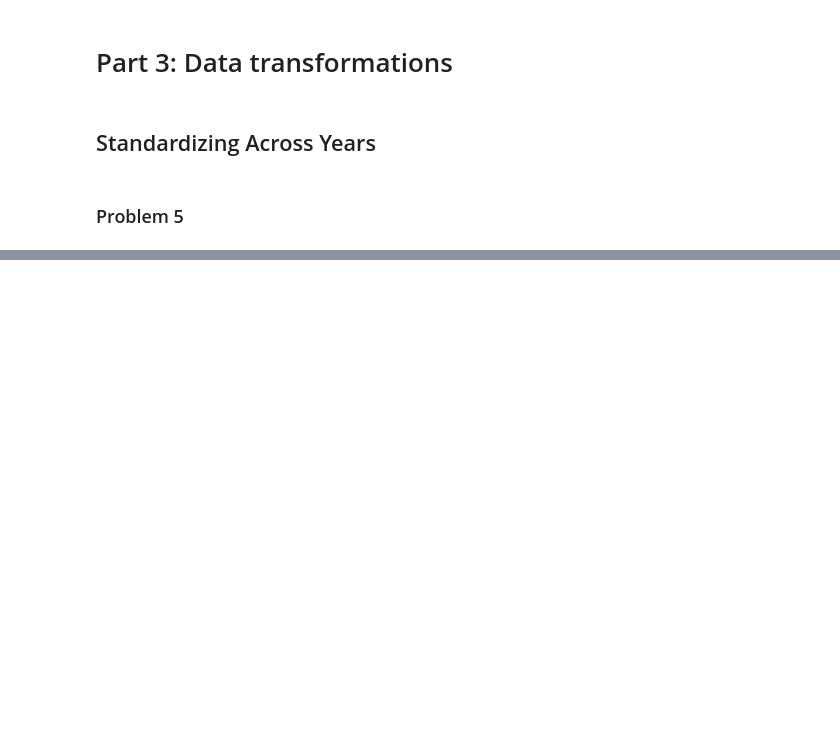
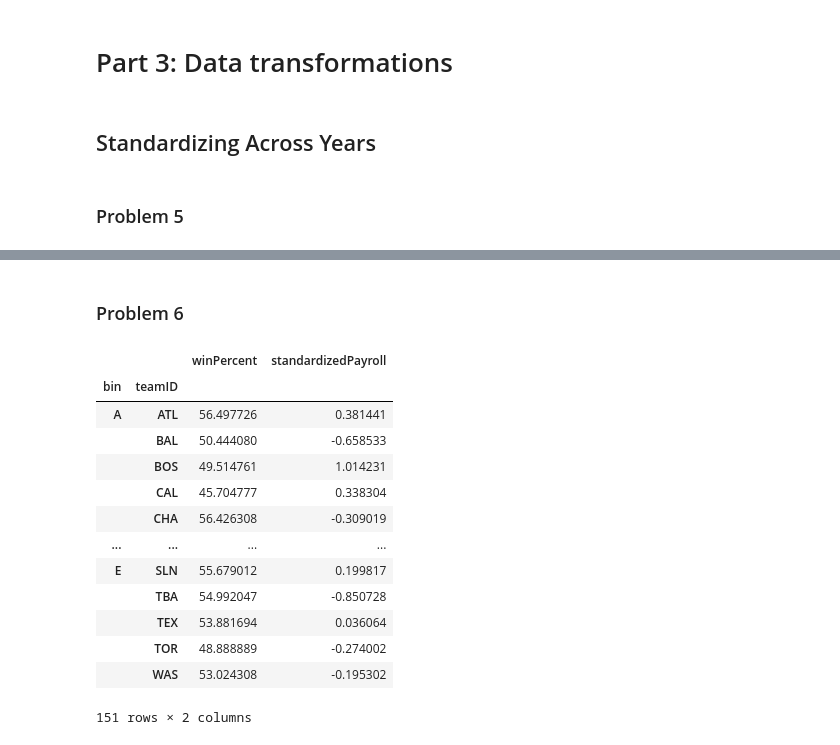
Before and after one commit to jpdevito/cmsc320, a Jupyter notebook: Project 2.ipynb, the cells around one changed output, grey strips where cells are left out. Cells and saved outputs as stored; diff of their text form; code cells hidden in the pictures; blank space fills up the shorter version.

```diff
--- a/Project 2.ipynb
+++ b/Project 2.ipynb
@@ -264,0 +310,2 @@ def standardize(year, team):
+# %% [markdown]
+### Problem 6
@@ -264,0 +320,17 @@ def standardize(year, team):
+# %%
+means
+# %% [output]
+|  |  | winPercent | standardizedPayroll |
+| bin | teamID |  |  |
+| A | ATL | 56.497726 | 0.381441 |
+|  | BAL | 50.444080 | -0.658533 |
+|  | BOS | 49.514761 | 1.014231 |
+|  | CAL | 45.704777 | 0.338304 |
+|  | CHA | 56.426308 | -0.309019 |
+| ... | ... | ... | ... |
+| E | SLN | 55.679012 | 0.199817 |
+|  | TBA | 54.992047 | -0.850728 |
+|  | TEX | 53.881694 | 0.036064 |
+|  | TOR | 48.888889 | -0.274002 |
+|  | WAS | 53.024308 | -0.195302 |
+151 rows × 2 columns
```
Also changed, not shown: parts of 13 cells of this notebook.
